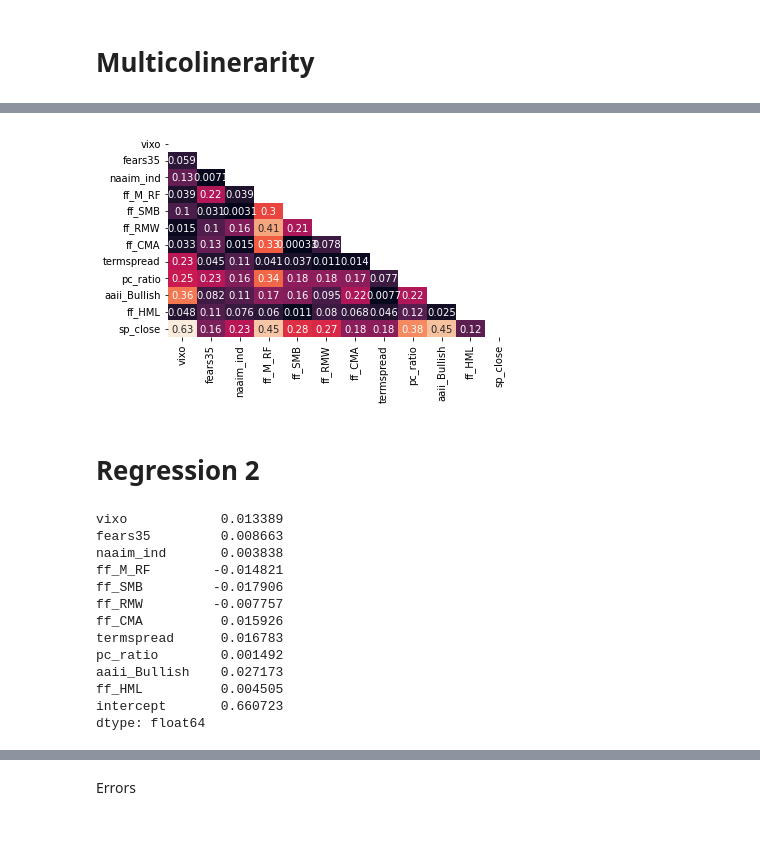
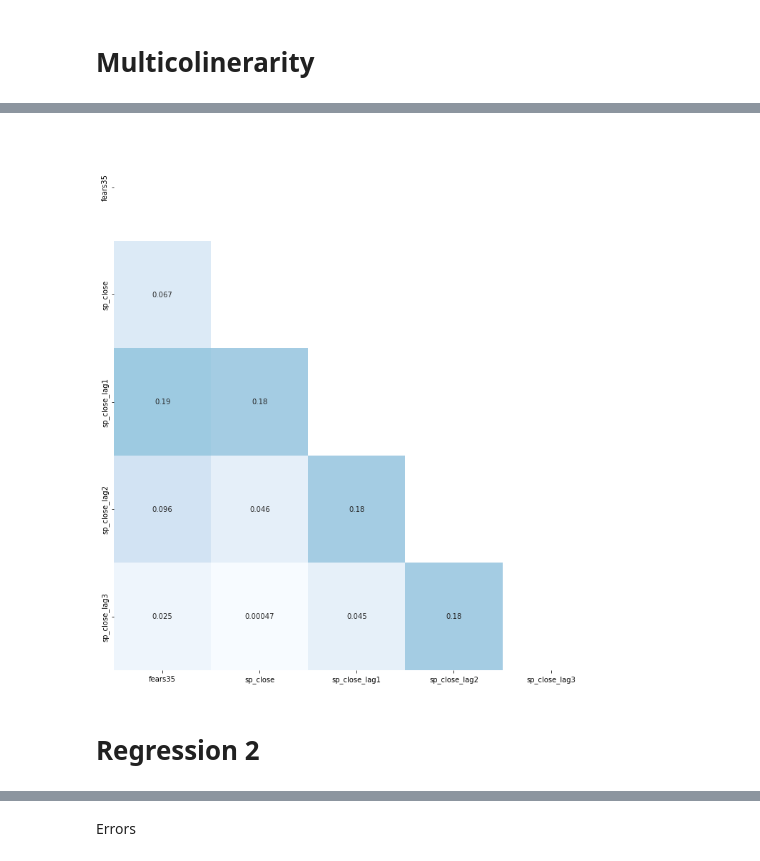
Before and after one commit to lukasgrahl/bachelor, a Jupyter notebook: notebooks/work_data.ipynb, the cells around one changed output, grey strips where cells are left out. Cells and saved outputs as stored; diff of their text form; code cells hidden in the pictures; blank space fills up the shorter version.

```diff
--- a/notebooks/work_data.ipynb
+++ b/notebooks/work_data.ipynb
@@ -166,24 +127,21 @@ def shift_var_relative_to_df(df_in,
 # %% [markdown]
 # correlation
-# %%
-df_w = shift_var_relative_to_df(df_w, shift_var="sp_close", new_var_name="sp_close_lag1")
 # %%
 cols = [
-    'vixo',
+    # 'vixo',
     'fears35',
-     'naaim_ind',
-     'ff_M_RF',
-     'ff_SMB',
-     'ff_RMW',
-     'ff_CMA',
-     'termspread',
-     'pc_ratio',
-     'aaii_Bullish',
-    'ff_HML',
-    # "sp_close_lag1"
+     # 'naaim_ind',
+     # 'ff_M_RF',
+    #  'ff_SMB',
+    #  'ff_RMW',
+    #  'ff_CMA',
+    #  'termspread',
+    #  'pc_ratio',
+    #  'aaii_Bullish',
+    # 'ff_HML'
 ]
 # %%
-df_ws = df_w[cols + [data_dict["predicted"]]].copy()
+df_ws = df_w[cols + data_dict["sp_cols"]].copy()
 # %%
 # lag correlation
 max_lag = 15
@@ -202,5 +159,2 @@ Highest correlation of ff_HML with sp_close at -1
-# %%
-df_ws = shift_var_relative_to_df(df_ws,
-                         shift_var="ff_HML")
 # %%
 # correlation with y
@@ -247,17 +179,18 @@ vif
 # %%
 corr_matrix = df_ws.corr()
 mask = np.triu(corr_matrix)
 
-plt.figure()
+plt.figure(figsize=(10, 11))
 sns.heatmap(abs(corr_matrix),
             annot=True,
+            cmap="Blues",
             vmin=0,
             vmax=.5,
            mask=mask,
            cbar=False)
 plt.tight_layout()
 # %% [output]
-[figure, old version]
+[figure, new version]
 # %% [markdown]
 # Regression 2
 # %%
@@ -290,19 +202,3 @@ X_train, X_test, y_train, y_test = tts_data(df_train, y=data_dict["predicted"],
 # %%
 model = sm.OLS(y_train, X_train).fit()
-# %%
-model.params
-# %% [output]
-vixo            0.013389
-fears35         0.008663
-naaim_ind       0.003838
-ff_M_RF        -0.014821
-ff_SMB         -0.017906
-ff_RMW         -0.007757
-ff_CMA          0.015926
-termspread      0.016783
-pc_ratio        0.001492
-aaii_Bullish    0.027173
-ff_HML          0.004505
-intercept       0.660723
-dtype: float64
 # %%
```
Also changed, not shown: parts of 53 cells of this notebook, 4 other files.
